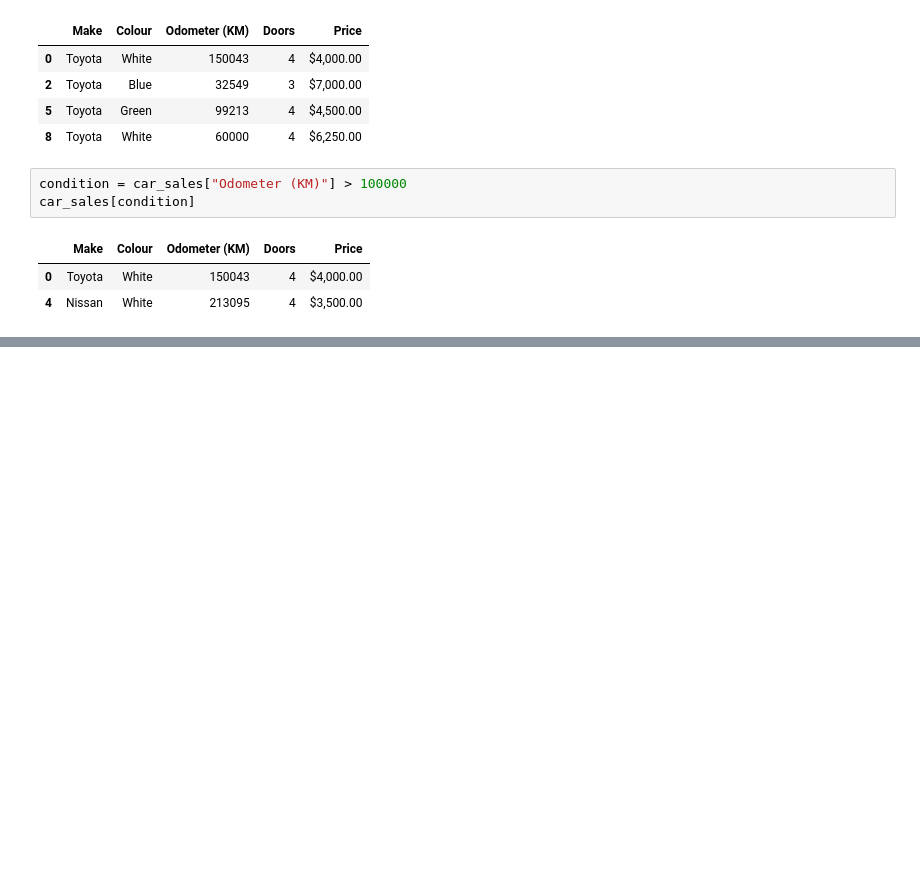
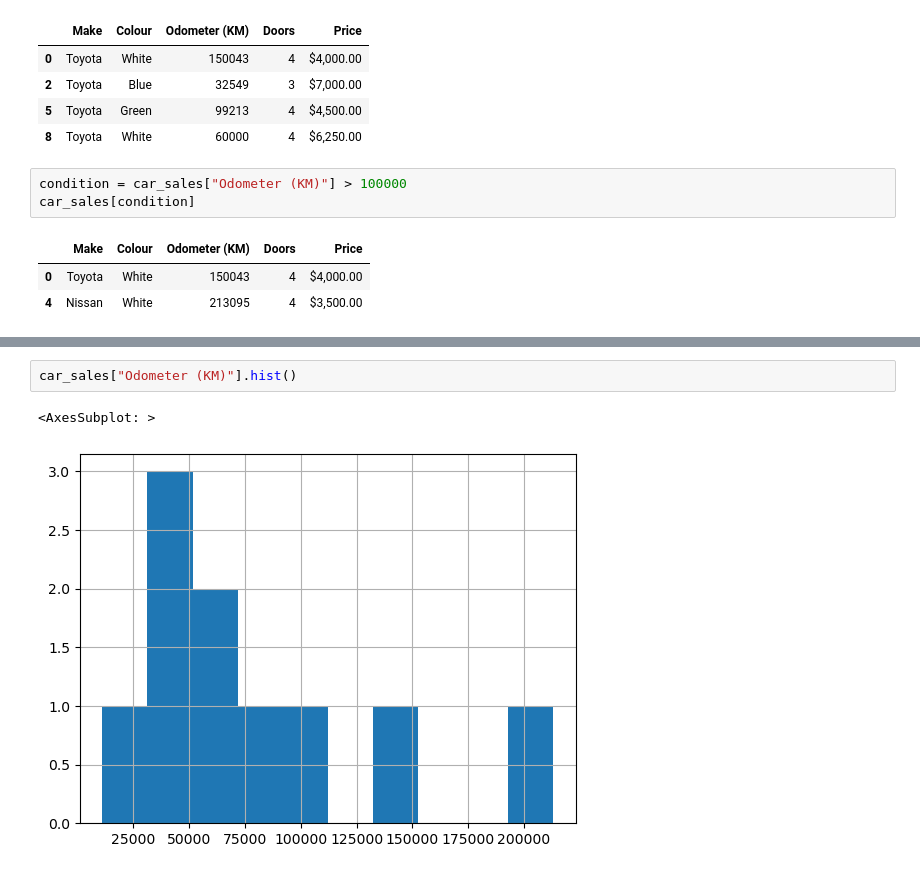
Before and after one commit to Rdpm0509/ztm_ai_ml_datascience, a Jupyter notebook: introduction-to-pandas.ipynb, the cells around one changed output, grey strips where cells are left out. Drawn from its saved outputs; the diff is of its cells as text; blank space fills up the shorter version.

```diff
--- a/introduction-to-pandas.ipynb
+++ b/introduction-to-pandas.ipynb
@@ -249,0 +296,5 @@ car_sales[condition]
+# %%
+car_sales["Odometer (KM)"].hist()
+# %% [output]
+<AxesSubplot: >
+[figure, added]
```
Also changed, not shown: parts of 12 cells of this notebook.
